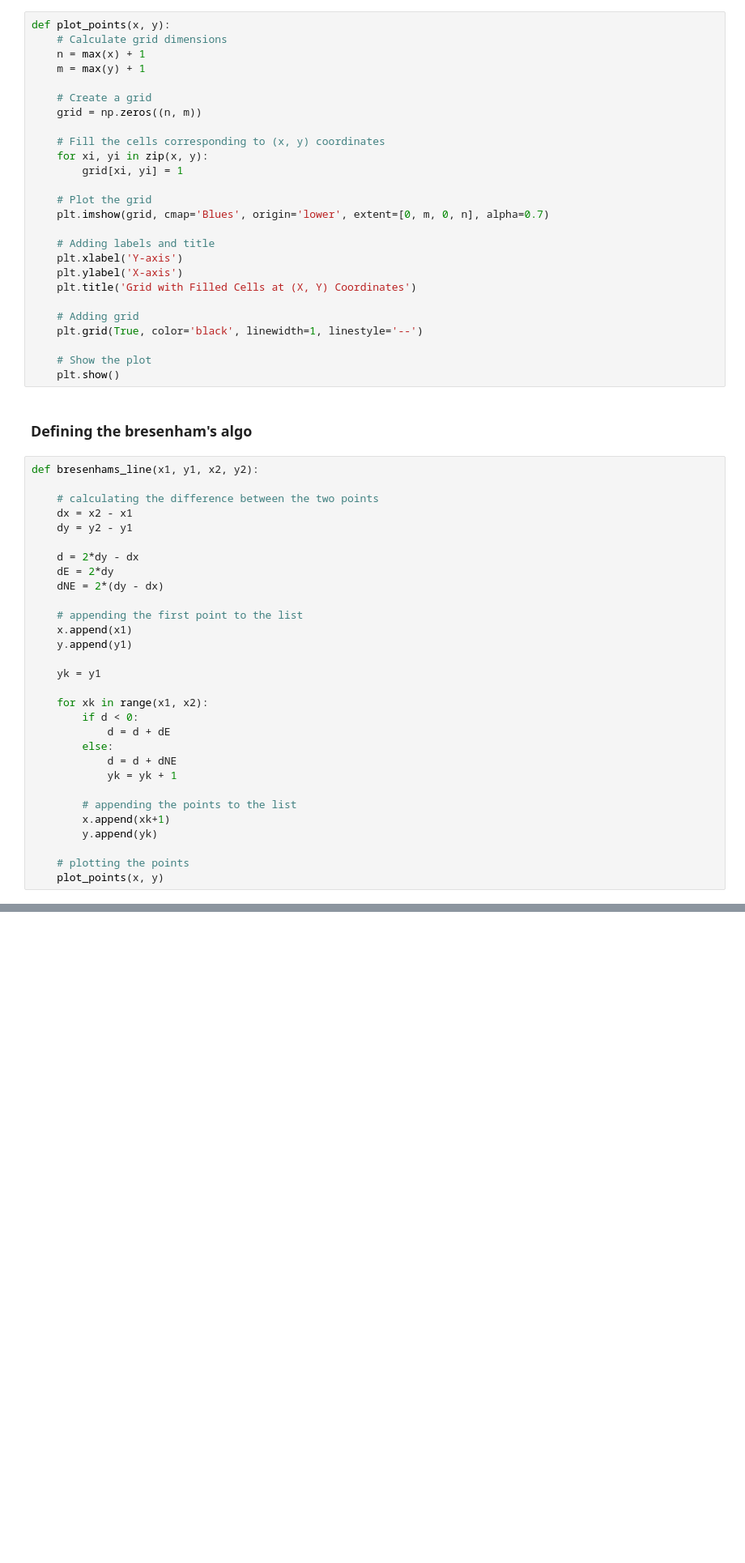
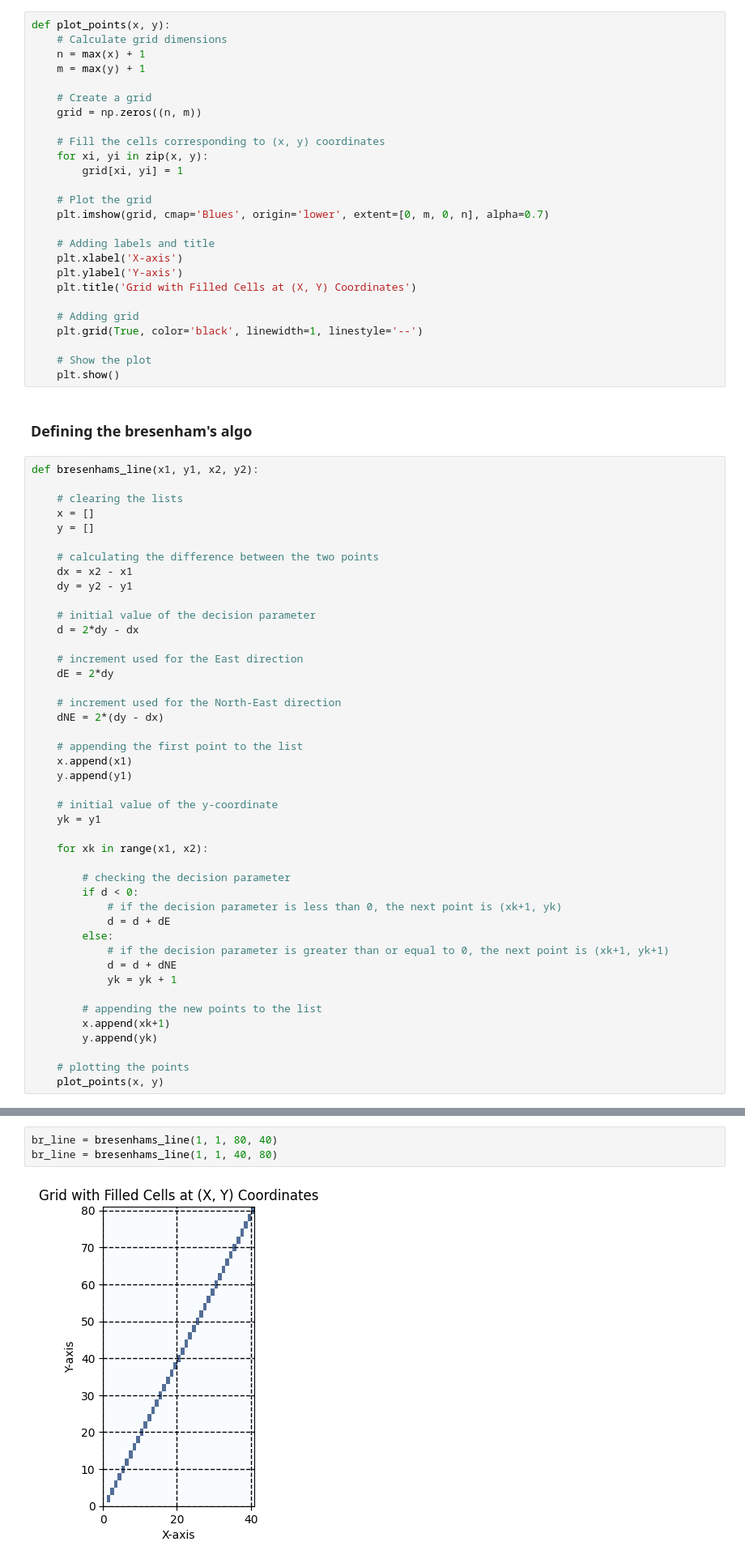
Before and after one commit to codermehraj/Computer-Graphics-and-Image-Processing-Lab, a Jupyter notebook: Bresenham's Line Drawing Algorithm/bresenham.ipynb, the cells around one changed output, grey strips where cells are left out. Shown: that part at 81% size. Drawn from its saved outputs; the diff is of its cells as text; blank space fills up the shorter version.

Commit message:
solved the problem of bresenham in 2 cases of the slope

```diff
--- a/Bresenham's Line Drawing Algorithm/bresenham.ipynb
+++ b/Bresenham's Line Drawing Algorithm/bresenham.ipynb
@@ -33,8 +33,8 @@ def plot_points(x, y):
     plt.imshow(grid, cmap='Blues', origin='lower', extent=[0, m, 0, n], alpha=0.7)
 
     # Adding labels and title
-    plt.xlabel('Y-axis')
-    plt.ylabel('X-axis')
+    plt.xlabel('X-axis')
+    plt.ylabel('Y-axis')
     plt.title('Grid with Filled Cells at (X, Y) Coordinates')
 
     # Adding grid
@@ -46,29 +46,43 @@ def plot_points(x, y):
 ### Defining the bresenham's algo
 # %%
 def bresenhams_line(x1, y1, x2, y2):
+
+    # clearing the lists
+    x = []
+    y = []
 
     # calculating the difference between the two points
     dx = x2 - x1
     dy = y2 - y1
 
+    # initial value of the decision parameter
     d = 2*dy - dx
+
+    # increment used for the East direction
     dE = 2*dy
+
+    # increment used for the North-East direction
     dNE = 2*(dy - dx)
 
     # appending the first point to the list
     x.append(x1)
     y.append(y1)
 
+    # initial value of the y-coordinate
     yk = y1
 
     for xk in range(x1, x2):
+
+        # checking the decision parameter
         if d < 0:
+            # if the decision parameter is less than 0, the next point is (xk+1, yk)
             d = d + dE
         else:
+            # if the decision parameter is greater than or equal to 0, the next point is (xk+1, yk+1)
             d = d + dNE
             yk = yk + 1
 
-        # appending the points to the list
+        # appending the new points to the list
         x.append(xk+1)
         y.append(yk)
 
@@ -80,0 +91,5 @@ br_line = bresenhams_line(2, 3, 100, 80)
+# %%
+br_line = bresenhams_line(1, 1, 80, 40)
+br_line = bresenhams_line(1, 1, 40, 80)
+# %% [output]
+[figure, added]
```
Also changed, not shown: parts of 4 cells of this notebook.
